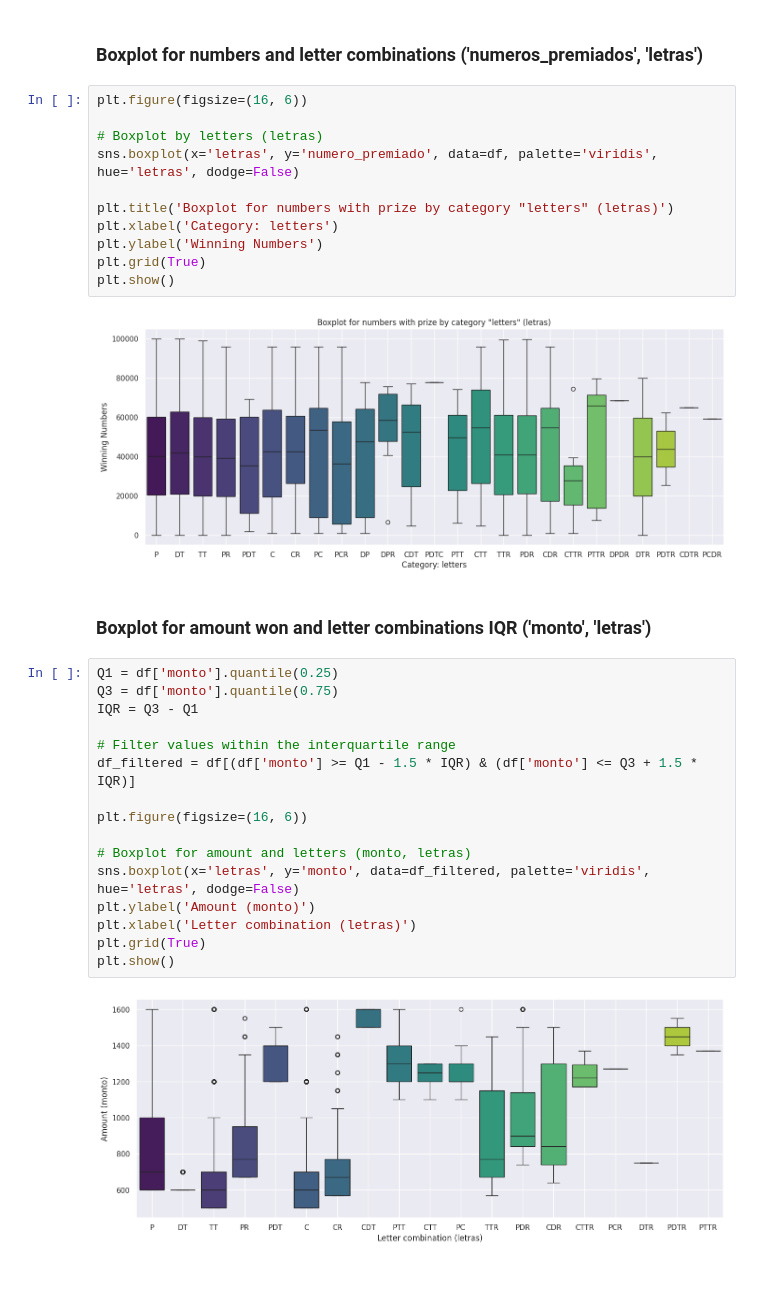
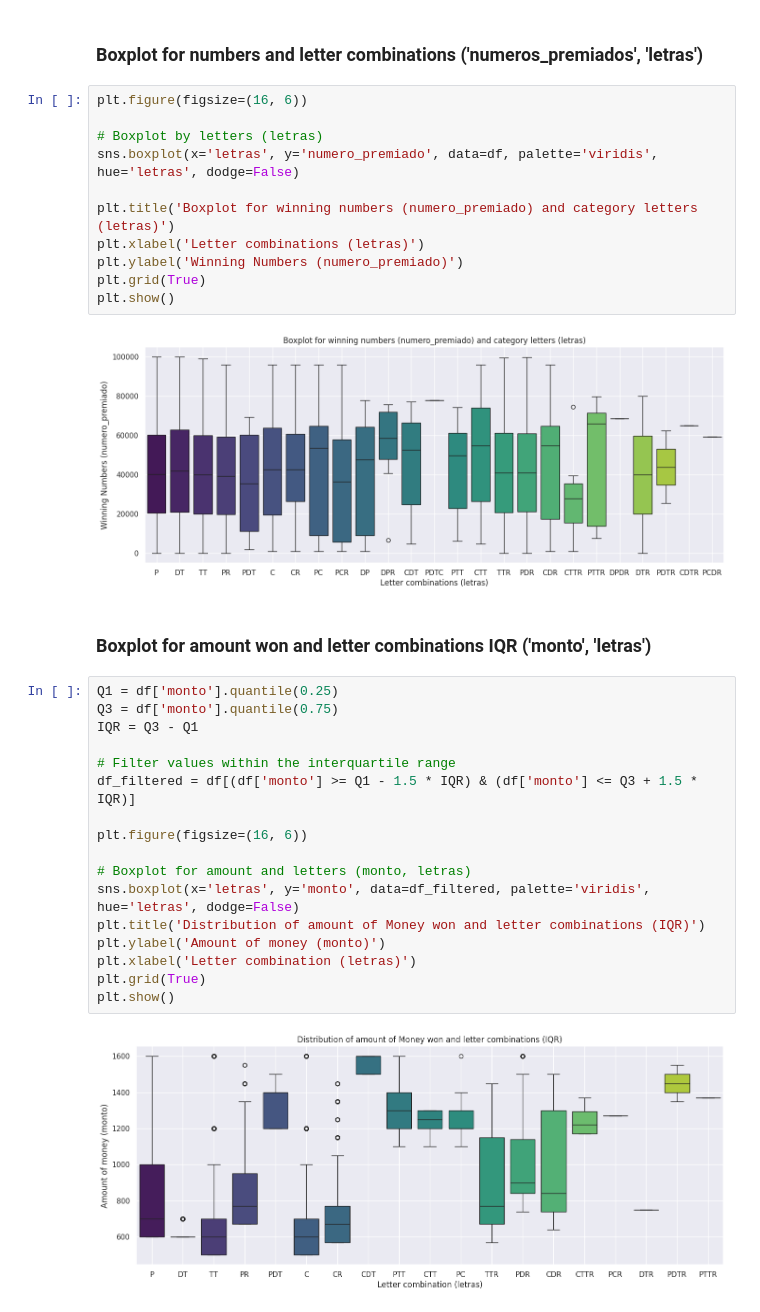
Before and after one commit to AngelDHackerman/santa-lucia-data-analysis-manual, a Jupyter notebook: notebooks/EDA_premios.ipynb, the cells around one changed output. Cells and saved outputs as stored; diff of their text form; blank space fills up the shorter version.

```diff
--- a/notebooks/EDA_premios.ipynb
+++ b/notebooks/EDA_premios.ipynb
@@ -195,13 +195,13 @@ plt.figure(figsize=(16, 6))
 # Boxplot by letters (letras)
 sns.boxplot(x='letras', y='numero_premiado', data=df, palette='viridis', hue='letras', dodge=False)
 
-plt.title('Boxplot for numbers with prize by category "letters" (letras)')
-plt.xlabel('Category: letters')
-plt.ylabel('Winning Numbers')
+plt.title('Boxplot for winning numbers (numero_premiado) and category letters (letras)')
+plt.xlabel('Letter combinations (letras)')
+plt.ylabel('Winning Numbers (numero_premiado)')
 plt.grid(True)
 plt.show()
 # %% [output]
-[figure, old version]
+[figure, new version]
 # %% [markdown]
 ### Boxplot for amount won and letter combinations IQR ('monto', 'letras')
 # %%
@@ -213,12 +213,13 @@ IQR = Q3 - Q1
 df_filtered = df[(df['monto'] >= Q1 - 1.5 * IQR) & (df['monto'] <= Q3 + 1.5 * IQR)]
 
 plt.figure(figsize=(16, 6))
 
 # Boxplot for amount and letters (monto, letras)
 sns.boxplot(x='letras', y='monto', data=df_filtered, palette='viridis', hue='letras', dodge=False)
-plt.ylabel('Amount (monto)')
+plt.title('Distribution of amount of Money won and letter combinations (IQR)')
+plt.ylabel('Amount of money (monto)')
 plt.xlabel('Letter combination (letras)')
 plt.grid(True)
 plt.show()
 # %% [output]
-[figure, old version]
+[figure, new version]
```
Also changed, not shown: parts of 9 cells of this notebook.
